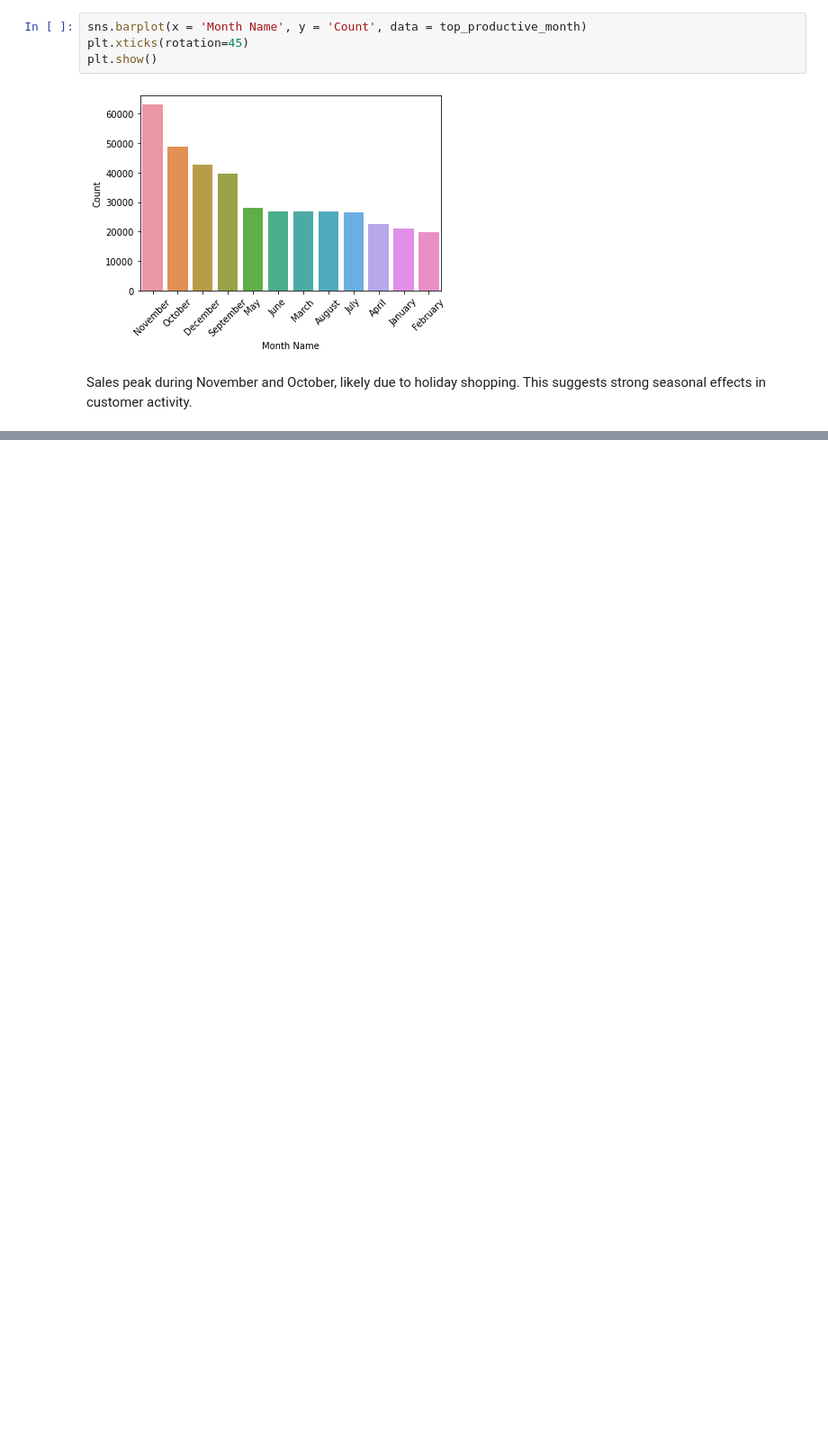
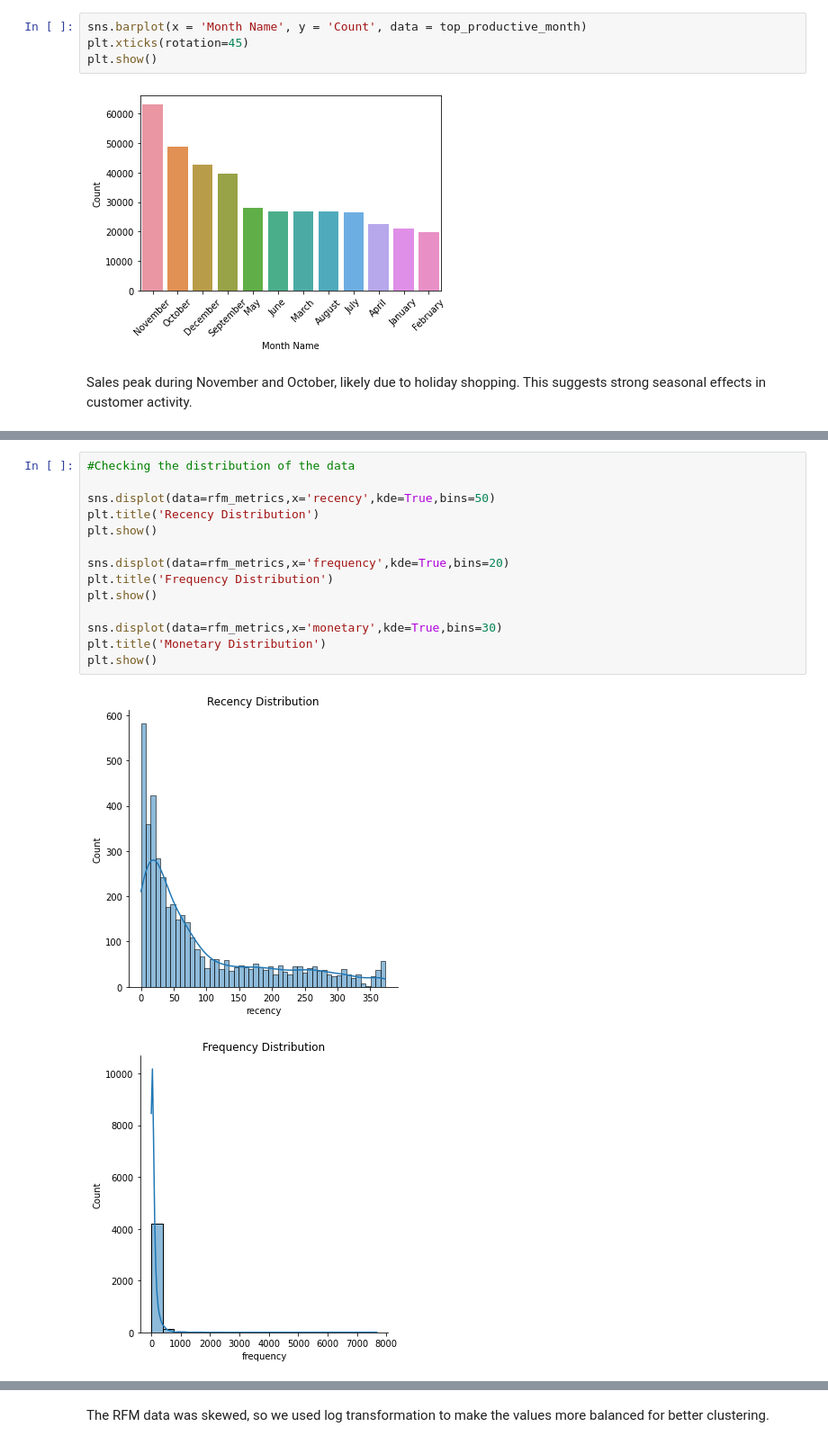
Before and after one commit to MihirKalariya25/MasterProject, a Jupyter notebook: Master_Project_main.ipynb, the cells around one changed output, grey strips where cells are left out. Shown at 90% size. Saved outputs shown, nothing was run; the diff lists cells and outputs as text; blank space fills up the shorter version.

```diff
--- a/Master_Project_main.ipynb
+++ b/Master_Project_main.ipynb
@@ -259,0 +437,17 @@ Sales peak during November and October, likely due to holiday shopping. This sug
+# %%
+#Checking the distribution of the data
+
+sns.displot(data=rfm_metrics,x='recency',kde=True,bins=50)
+plt.title('Recency Distribution')
+plt.show()
+
+sns.displot(data=rfm_metrics,x='frequency',kde=True,bins=20)
+plt.title('Frequency Distribution')
+plt.show()
+
+sns.displot(data=rfm_metrics,x='monetary',kde=True,bins=30)
+plt.title('Monetary Distribution')
+plt.show()
+# %% [output]
+[figure, added]
+[figure, added]
@@ -259,0 +455,2 @@ Sales peak during November and October, likely due to holiday shopping. This sug
+# %% [markdown]
+The RFM data was skewed, so we used log transformation to make the values more balanced for better clustering.
```
Also changed, not shown: parts of 19 cells of this notebook.
